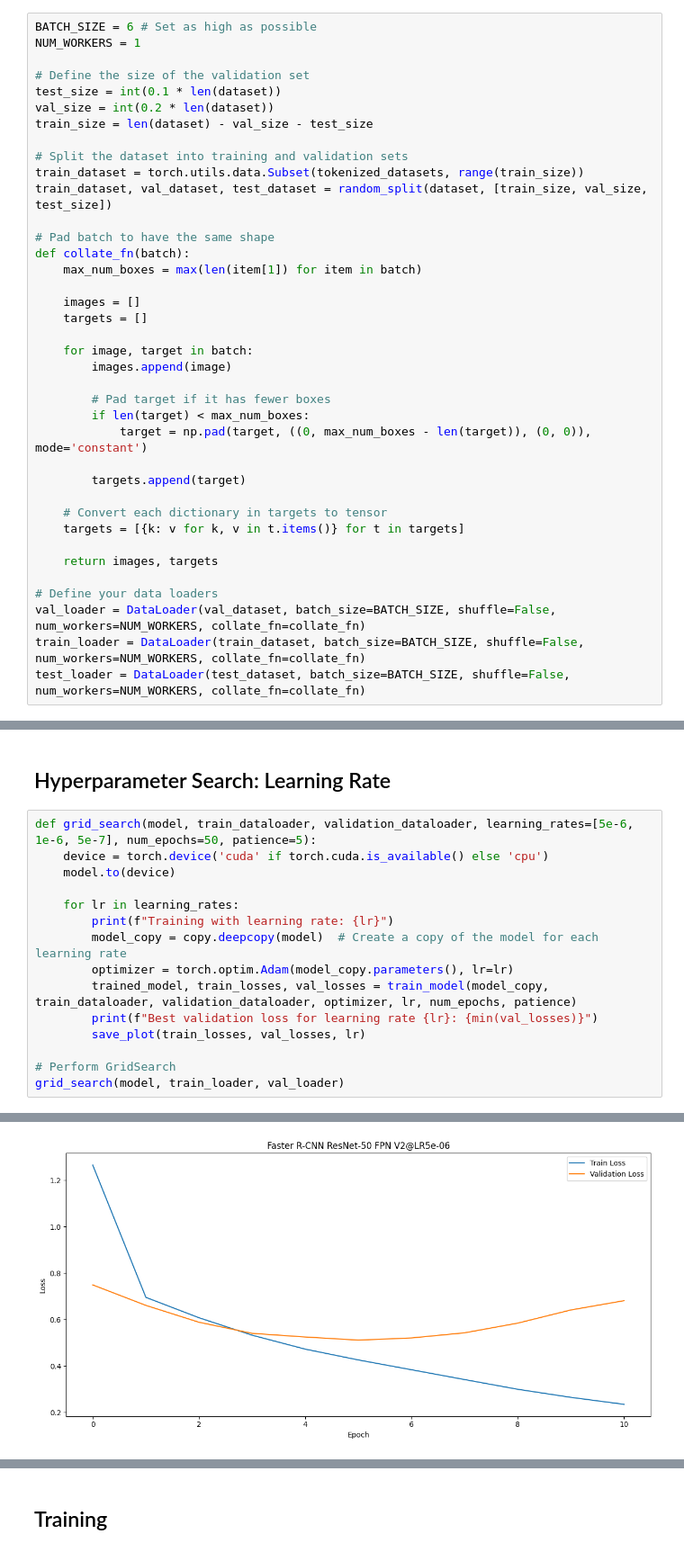
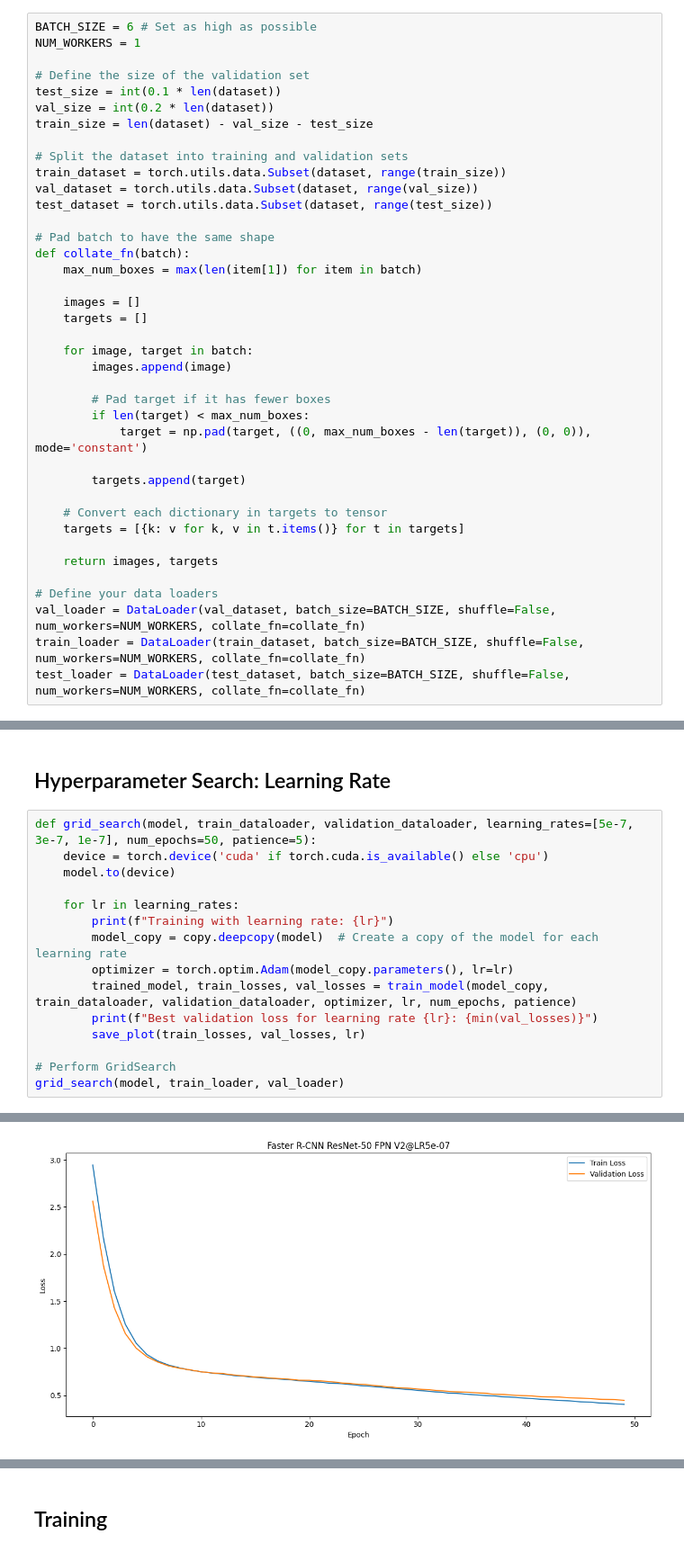
Before and after one commit to HSLU-Projects/MALDASC, a Jupyter notebook: 3_Train_FasterRCNN.ipynb, the cells around one changed output, grey strips where cells are left out. Shown at 90% size. Saved outputs shown, nothing was run; the diff lists cells and outputs as text.

```diff
--- a/3_Train_FasterRCNN.ipynb
+++ b/3_Train_FasterRCNN.ipynb
@@ -196,8 +196,9 @@ val_size = int(0.2 * len(dataset))
 train_size = len(dataset) - val_size - test_size
 
 # Split the dataset into training and validation sets
-train_dataset = torch.utils.data.Subset(tokenized_datasets, range(train_size))
-train_dataset, val_dataset, test_dataset = random_split(dataset, [train_size, val_size, test_size])
+train_dataset = torch.utils.data.Subset(dataset, range(train_size))
+val_dataset = torch.utils.data.Subset(dataset, range(val_size))
+test_dataset = torch.utils.data.Subset(dataset, range(test_size))
 
 # Pad batch to have the same shape
 def collate_fn(batch):
@@ -433,7 +432,7 @@ def save_plot(train_losses, val_losses, lr):
 # %% [markdown]
 ## Hyperparameter Search: Learning Rate
 # %%
-def grid_search(model, train_dataloader, validation_dataloader, learning_rates=[5e-6, 1e-6, 5e-7], num_epochs=50, patience=5):
+def grid_search(model, train_dataloader, validation_dataloader, learning_rates=[5e-7, 3e-7, 1e-7], num_epochs=50, patience=5):
     device = torch.device('cuda' if torch.cuda.is_available() else 'cpu')
     model.to(device)
 
@@ -468 +467 @@ Best validation loss for learning rate 5e-07: 0.5527209775603336
-[figure, old version]
+[figure, new version]
```
Also changed, not shown: parts of 10 cells of this notebook, 16 other files.
